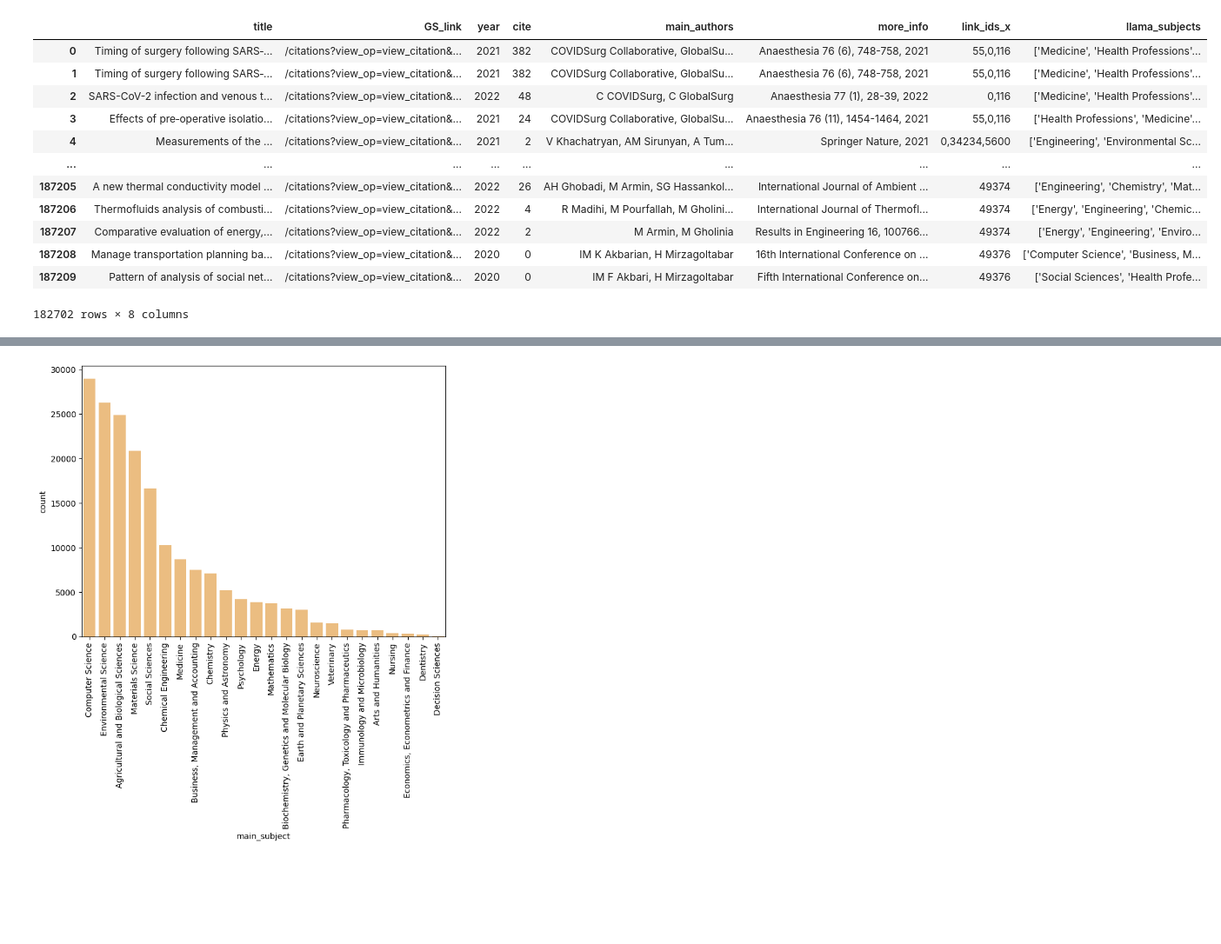
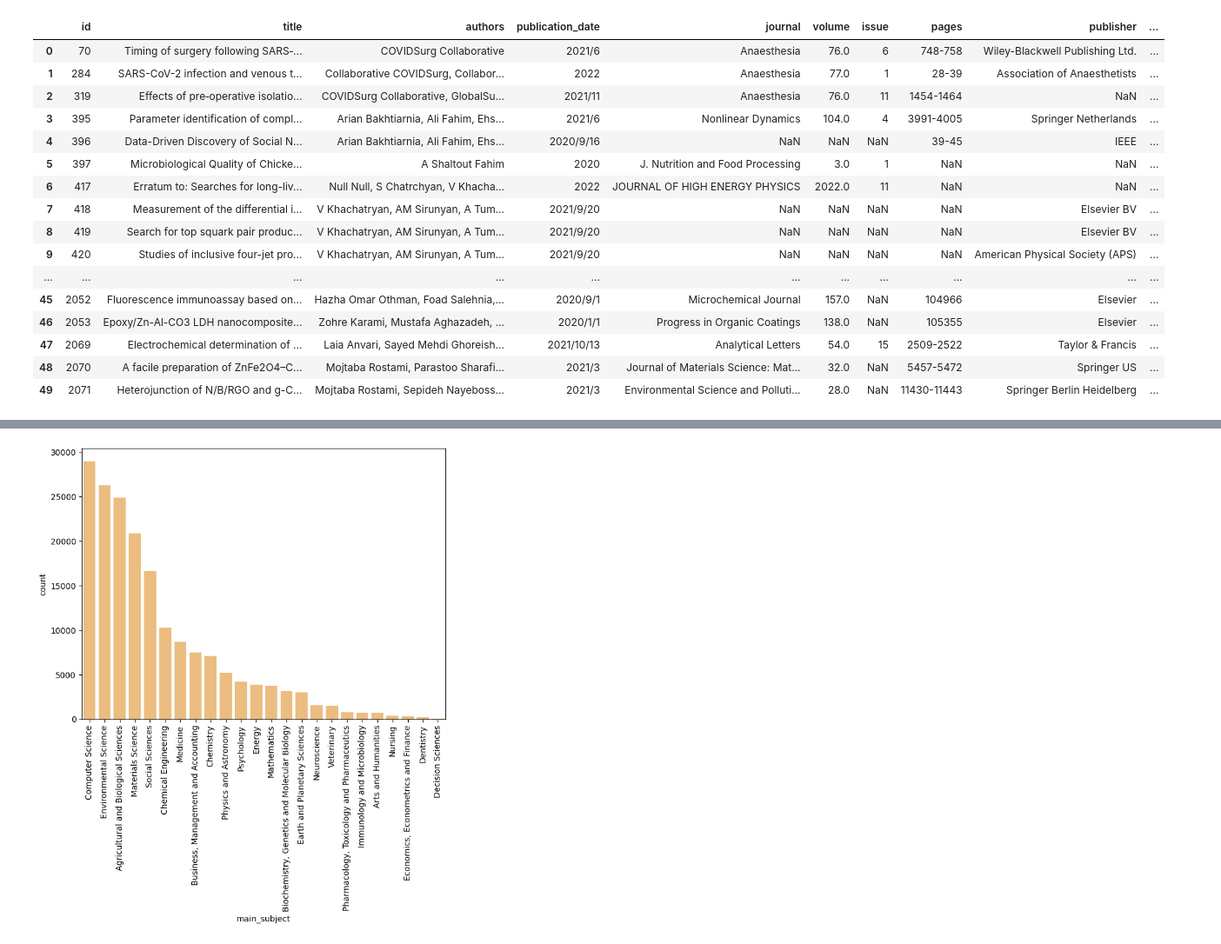
Before and after one commit to zahediparsa/Google-Scholar-Data-Mining, a Jupyter notebook: src/analysis.ipynb, the cells around one changed output, grey strips where cells are left out. Shown at 87% size. Drawn from its saved outputs; the diff is of its cells as text; code cells hidden in the pictures; blank space fills up the shorter version.

```diff
--- a/src/analysis.ipynb
+++ b/src/analysis.ipynb
@@ -8,19 +8,28 @@ articles = pd.read_csv("../../build/articles2.csv")
 universities_df = pd.read_csv('../../build/universities.csv')
 professors_df = pd.read_csv('../../build/professors.csv')
 articles.dropna(inplace=True)
+# %%
+articles = pd.read_csv(r"C:\Users\Parsa\Downloads\Jan10Files\final_dataset\final_articles.csv")
+universities_df = pd.read_csv(r"C:\Users\Parsa\Downloads\Jan10Files\final_dataset\universities.csv")
+professors_df = pd.read_csv(r"C:\Users\Parsa\Downloads\Jan10Files\final_dataset\professors.csv")
+#articles.dropna(inplace=True)
 # %%
-articles
+articles.head(50)
 # %% [output]
-|  | title | GS_link | year | cite | main_authors | more_info | link_ids_x | llama_subjects |
-| 0 | Timing of surgery following SARS‐... | /citations?view_op=view_citation&... | 2021 | 382 | COVIDSurg Collaborative, GlobalSu... | Anaesthesia 76 (6), 748-758, 2021 | 55,0,116 | ['Medicine', 'Health Professions'... |
-| 1 | Timing of surgery following SARS‐... | /citations?view_op=view_citation&... | 2021 | 382 | COVIDSurg Collaborative, GlobalSu... | Anaesthesia 76 (6), 748-758, 2021 | 55,0,116 | ['Medicine', 'Health Professions'... |
-| 2 | SARS-CoV-2 infection and venous t... | /citations?view_op=view_citation&... | 2022 | 48 | C COVIDSurg, C GlobalSurg | Anaesthesia 77 (1), 28-39, 2022 | 0,116 | ['Medicine', 'Health Professions'... |
-| 3 | Effects of pre‐operative isolatio... | /citations?view_op=view_citation&... | 2021 | 24 | COVIDSurg Collaborative, GlobalSu... | Anaesthesia 76 (11), 1454-1464, 2021 | 55,0,116 | ['Health Professions', 'Medicine'... |
-| 4 | Measurements of the ... | /citations?view_op=view_citation&... | 2021 | 2 | V Khachatryan, AM Sirunyan, A Tum... | Springer Nature, 2021 | 0,34234,5600 | ['Engineering', 'Environmental Sc... |
-| ... | ... | ... | ... | ... | ... | ... | ... | ... |
-| 187205 | A new thermal conductivity model ... | /citations?view_op=view_citation&... | 2022 | 26 | AH Ghobadi, M Armin, SG Hassankol... | International Journal of Ambient ... | 49374 | ['Engineering', 'Chemistry', 'Mat... |
-| 187206 | Thermofluids analysis of combusti... | /citations?view_op=view_citation&... | 2022 | 4 | R Madihi, M Pourfallah, M Gholini... | International Journal of Thermofl... | 49374 | ['Energy', 'Engineering', 'Chemic... |
-| 187207 | Comparative evaluation of energy,... | /citations?view_op=view_citation&... | 2022 | 2 | M Armin, M Gholinia | Results in Engineering 16, 100766... | 49374 | ['Energy', 'Engineering', 'Enviro... |
-| 187208 | Manage transportation planning ba... | /citations?view_op=view_citation&... | 2020 | 0 | IM K Akbarian, H Mirzagoltabar | 16th International Conference on ... | 49376 | ['Computer Science', 'Business, M... |
-| 187209 | Pattern of analysis of social net... | /citations?view_op=view_citation&... | 2020 | 0 | IM F Akbari, H Mirzagoltabar | Fifth International Conference on... | 49376 | ['Social Sciences', 'Health Profe... |
+|  | id | title | authors | publication_date | journal | volume | issue | pages | publisher | ... |
+| 0 | 70 | Timing of surgery following SARS‐... | COVIDSurg Collaborative | 2021/6 | Anaesthesia | 76.0 | 6 | 748-758 | Wiley-Blackwell Publishing Ltd. | ... |
+| 1 | 284 | SARS-CoV-2 infection and venous t... | Collaborative COVIDSurg, Collabor... | 2022 | Anaesthesia | 77.0 | 1 | 28-39 | Association of Anaesthetists | ... |
+| 2 | 319 | Effects of pre‐operative isolatio... | COVIDSurg Collaborative, GlobalSu... | 2021/11 | Anaesthesia | 76.0 | 11 | 1454-1464 | NaN | ... |
+| 3 | 395 | Parameter identification of compl... | Arian Bakhtiarnia, Ali Fahim, Ehs... | 2021/6 | Nonlinear Dynamics | 104.0 | 4 | 3991-4005 | Springer Netherlands | ... |
+| 4 | 396 | Data-Driven Discovery of Social N... | Arian Bakhtiarnia, Ali Fahim, Ehs... | 2020/9/16 | NaN | NaN | NaN | 39-45 | IEEE | ... |
+| 5 | 397 | Microbiological Quality of Chicke... | A Shaltout Fahim | 2020 | J. Nutrition and Food Processing | 3.0 | 1 | NaN | NaN | ... |
+| 6 | 417 | Erratum to: Searches for long-liv... | Null Null, S Chatrchyan, V Khacha... | 2022 | JOURNAL OF HIGH ENERGY PHYSICS | 2022.0 | 11 | NaN | NaN | ... |
+| 7 | 418 | Measurement of the differential i... | V Khachatryan, AM Sirunyan, A Tum... | 2021/9/20 | NaN | NaN | NaN | NaN | Elsevier BV | ... |
+| 8 | 419 | Search for top squark pair produc... | V Khachatryan, AM Sirunyan, A Tum... | 2021/9/20 | NaN | NaN | NaN | NaN | Elsevier BV | ... |
+| 9 | 420 | Studies of inclusive four-jet pro... | V Khachatryan, AM Sirunyan, A Tum... | 2021/9/20 | NaN | NaN | NaN | NaN | American Physical Society (APS) | ... |
+| ... | ... | ... | ... | ... | ... | ... | ... | ... | ... | ... |
+| 45 | 2052 | Fluorescence immunoassay based on... | Hazha Omar Othman, Foad Salehnia,... | 2020/9/1 | Microchemical Journal | 157.0 | NaN | 104966 | Elsevier | ... |
+| 46 | 2053 | Epoxy/Zn-Al-CO3 LDH nanocomposite... | Zohre Karami, Mustafa Aghazadeh, ... | 2020/1/1 | Progress in Organic Coatings | 138.0 | NaN | 105355 | Elsevier | ... |
+| 47 | 2069 | Electrochemical determination of ... | Laia Anvari, Sayed Mehdi Ghoreish... | 2021/10/13 | Analytical Letters | 54.0 | 15 | 2509-2522 | Taylor & Francis | ... |
+| 48 | 2070 | A facile preparation of ZnFe2O4–C... | Mojtaba Rostami, Parastoo Sharafi... | 2021/3 | Journal of Materials Science: Mat... | 32.0 | NaN | 5457-5472 | Springer US | ... |
+| 49 | 2071 | Heterojunction of N/B/RGO and g-C... | Mojtaba Rostami, Sepideh Nayeboss... | 2021/3 | Environmental Science and Polluti... | 28.0 | NaN | 11430-11443 | Springer Berlin Heidelberg | ... |
-182702 rows × 8 columns
```
Also changed, not shown: parts of 35 cells of this notebook, 2 other files.
